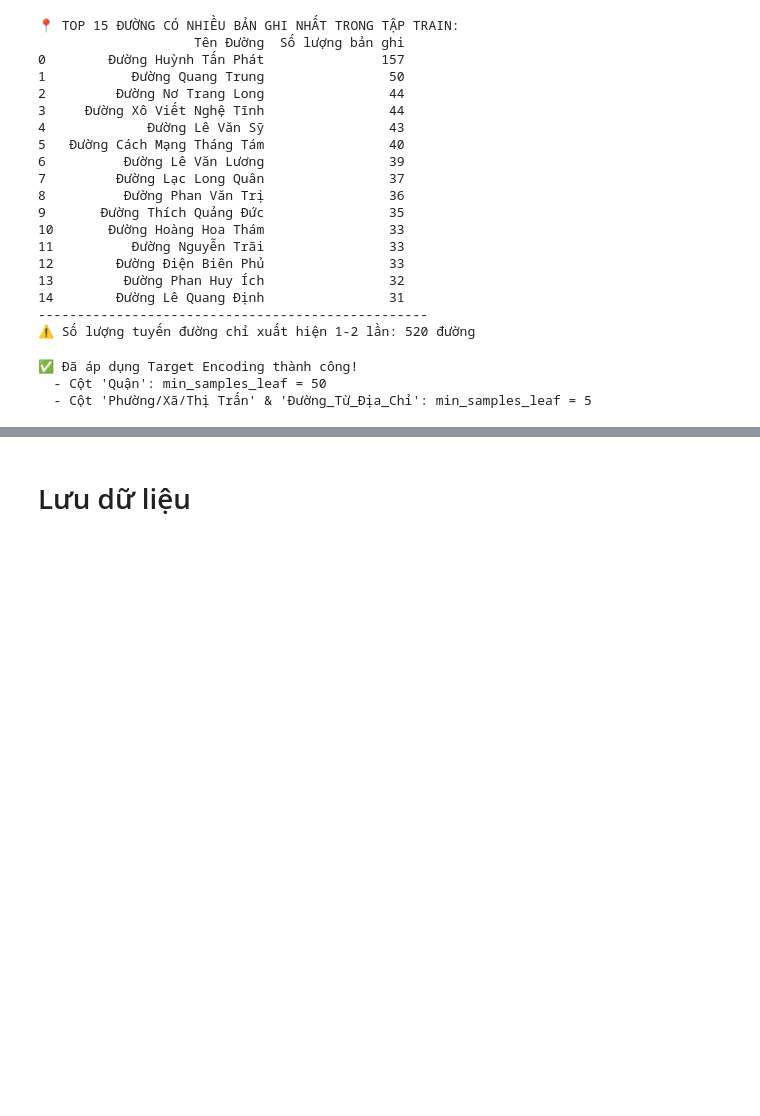
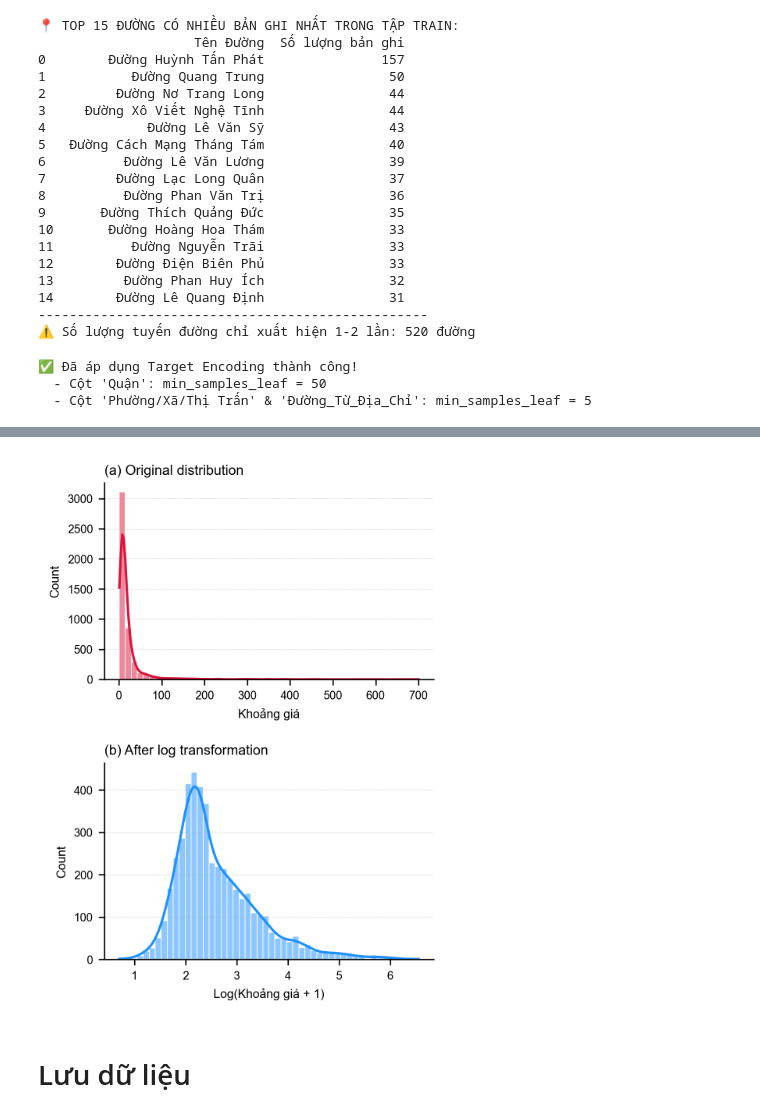
Before and after one commit to LonG-07git-02create/DS108, a Jupyter notebook: notebook/02_1_data_imputation_tree.ipynb, the cells around one changed output, grey strips where cells are left out. Drawn from its saved outputs; the diff is of its cells as text; code cells hidden in the pictures; blank space fills up the shorter version.

```diff
--- a/notebook/02_1_data_imputation_tree.ipynb
+++ b/notebook/02_1_data_imputation_tree.ipynb
@@ -170,3 +199,75 @@ print("  - Cột 'Phường/Xã/Thị Trấn' & 'Đường_Từ_Địa_Chỉ': m
+# %%
+
+# ═══════════════════════════════════════════════════════════════════════
+# CELL: TARGET VARIABLE TRANSFORMATION (IEEE SINGLE COLUMN - 2x1 GRID)
+# ═══════════════════════════════════════════════════════════════════════
+import numpy as np
+import matplotlib.pyplot as plt
+import seaborn as sns
+
+# -------------------------------------------------------------------------
+# 1. APPLY LOG TRANSFORMATION
+# -------------------------------------------------------------------------
+y_train_log = np.log1p(y_train)
+y_test_log = np.log1p(y_test)
+
+# -------------------------------------------------------------------------
+# 2. CONFIGURE TYPOGRAPHY & FIGURE LAYOUT (IEEE SINGLE COLUMN)
+# -------------------------------------------------------------------------
+plt.rcParams.update({
+    'font.family': 'sans-serif',
+    'font.sans-serif': ['Arial', 'Helvetica', 'DejaVu Sans'],
+    'font.size': 7.5,          # Font size > 7pt
+    'axes.titlesize': 8.5,     # Title font size
+    'axes.labelsize': 7.5,     # X, Y label font size
+    'xtick.labelsize': 7.0,
+    'ytick.labelsize': 7.0,
+    'font.weight': 'normal',   # Ensure no bold text
+    'axes.titleweight': 'normal'
+})
+
+# Create 2x1 grid with exact IEEE single column width (3.5 inches)
+fig, axes = plt.subplots(2, 1, figsize=(3.5, 4.8), dpi=300)
+
+# -------------------------------------------------------------------------
+# 3. PLOT SUBPLOTS (VERTICAL STACK)
+# -------------------------------------------------------------------------
+# (a) Original distribution
+sns.histplot(y_train, kde=True, ax=axes[0], color='crimson', bins=50, edgecolor='white', linewidth=0.4)
+axes[0].set_title('(a) Original distribution', loc='left', pad=5)
+axes[0].set_xlabel('Khoảng giá')
+axes[0].set_ylabel('Count')
+
+# Clean up axes[0] aesthetics
+axes[0].spines['top'].set_visible(False)
+axes[0].spines['right'].set_visible(False)
+axes[0].grid(axis='y', linestyle='--', linewidth=0.25, alpha=0.7)
+
+# (b) Log transformed distribution
+sns.histplot(y_train_log, kde=True, ax=axes[1], color='dodgerblue', bins=50, edgecolor='white', linewidth=0.4)
+axes[1].set_title('(b) After log transformation', loc='left', pad=5)
+axes[1].set_xlabel('Log(Khoảng giá + 1)')
+axes[1].set_ylabel('Count')
+
+# Clean up axes[1] aesthetics
+axes[1].spines['top'].set_visible(False)
+axes[1].spines['right'].set_visible(False)
+axes[1].grid(axis='y', linestyle='--', linewidth=0.25, alpha=0.7)
+
+# -------------------------------------------------------------------------
+# 4. ADJUST LAYOUT AND SAVE
+# -------------------------------------------------------------------------
+# Increase h_pad to provide breathing room between stacked plots
+plt.tight_layout(h_pad=2.0)
+#plt.savefig('target_transformation_single_column.png', format='png', dpi=300, bbox_inches='tight')
+plt.show()
+
+
+
+y_train = y_train_log
+y_test = y_test_log
+# %% [output]
+[figure, added]
 # %% [markdown]
 # Lưu dữ liệu
 # %%
```
Also changed, not shown: parts of 2 cells of this notebook, 18 other files.
